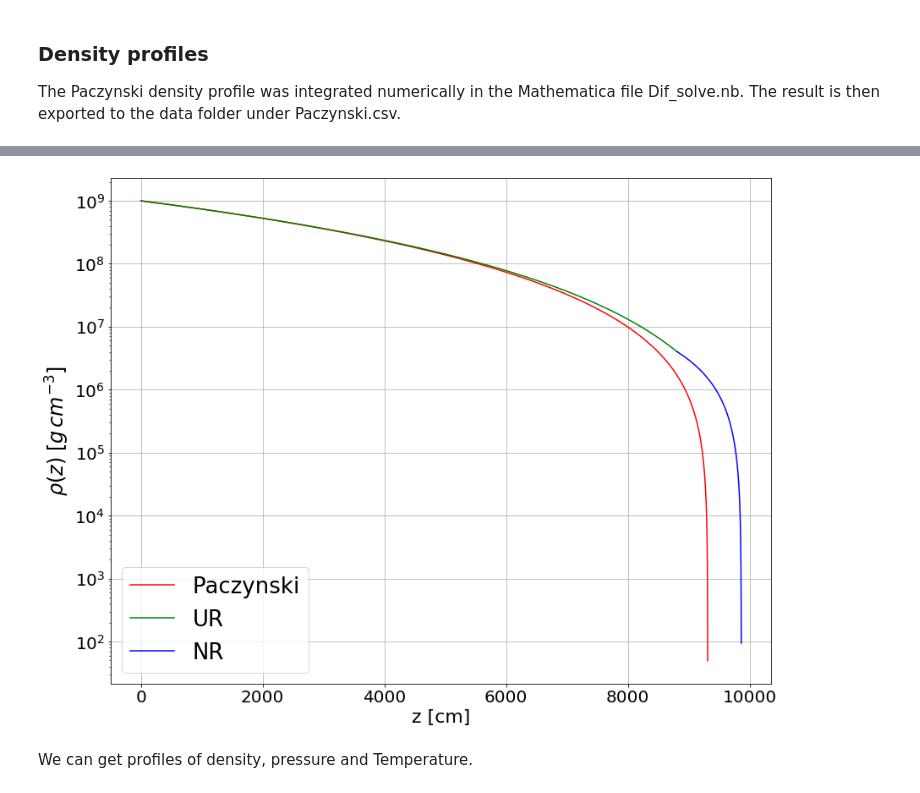
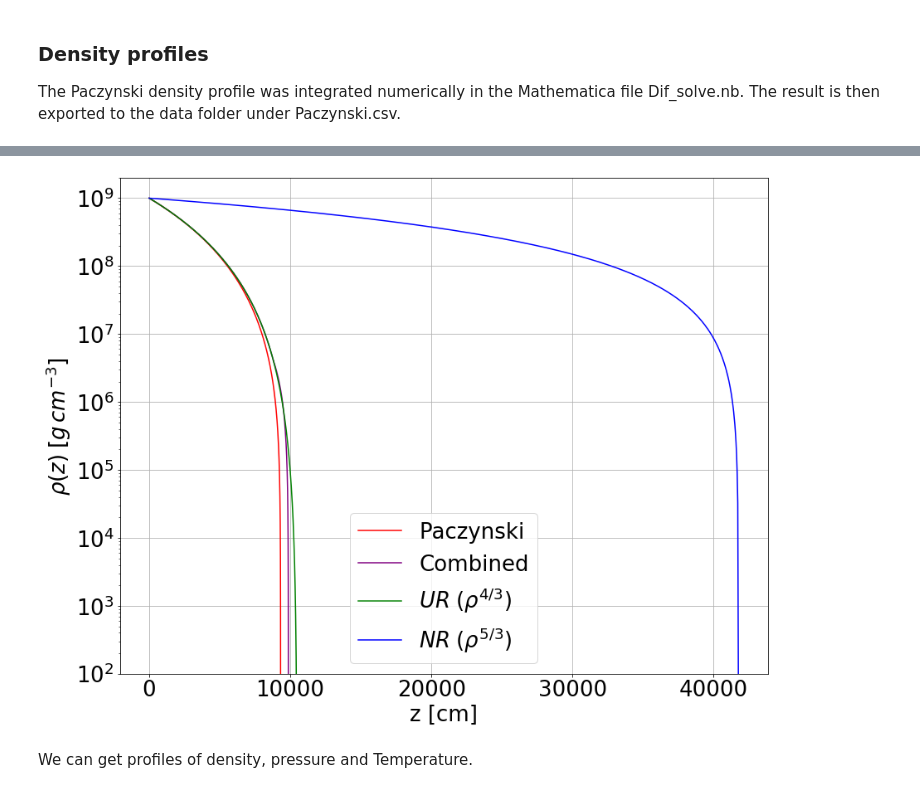
Before and after one commit to krissylla/astrovaria_ns_atmosphere, a Jupyter notebook: Tests.ipynb, the cells around one changed output, grey strips where cells are left out. Saved outputs shown, nothing was run; the diff lists cells and outputs as text; code cells hidden in the pictures.

```diff
--- a/Tests.ipynb
+++ b/Tests.ipynb
@@ -453,28 +491,46 @@ nr_rho(9864.57440646902)
 # %%
 fig = plt.figure(figsize=(14,11))
+
+#Paczynski
+plt.plot(z_pac, rho_pac, c='red', label='Paczynski')
+
+#combined profile
 z_ch = 8805.68
-z_ur = np.linspace(0, z_ch, 1000)
-z_nr = np.linspace(z_ch, 10000, 1000)
-#z_ur = np.linspace(0, 50000, 1000)
-#z_nr = np.linspace(0, 50000, 1000)
+z_ur_c = np.linspace(0, z_ch, 1000)
+z_nr_c = np.linspace(z_ch, 10000, 1000)
+rho_ur_c = ur_rho(np.array(z_ur_c))
+rho_nr_c = nr_rho_combined(np.array(z_nr_c))
 
-rho_ur = ur_rho(np.array(z_ur))
-rho_nr = nr_rho(np.array(z_nr))
-#rho_nr = nr_rho_(np.array(z_nr))
-plt.plot(z_pac, rho_pac, c='red', label='Paczynski')
-plt.plot(z_ur, rho_ur, c='green', label='UR')
-plt.plot(z_nr, rho_nr, c='blue', label='NR')
+plt.plot(z_ur_c, rho_ur_c, c='purple', label='Combined')
+plt.plot(z_nr_c, rho_nr_c, c='purple')
+
+#ur
+z_ur = np.linspace(0, 12000, 1000)
+rho_ur = ur_rho(z_ur)
+plt.plot(z_ur, rho_ur, c='green', label=r'$UR\;(\rho^{4/3})$')
+
+#nr
+z_nr = np.linspace(0, 41764, 1000)
+rho_nr = nr_rho(z_nr)
+plt.plot(z_nr, rho_nr, c='blue', label=r'$NR\;(\rho^{5/3})$')
+
+
+
+
+
+plt.plot()
 plt.yscale('log')
 #plt.xscale('log')
 plt.legend(fontsize=26)
 plt.grid()
-plt.xlabel('z [cm]', fontsize=22)
-plt.ylabel(r'$\rho(z)\;[g\,cm^{-3}]$', fontsize=24)
-plt.xticks(fontsize=20)
-plt.yticks(fontsize=20)
+plt.xlabel('z [cm]', fontsize=26)
+plt.ylabel(r'$\rho(z)\;[g\,cm^{-3}]$', fontsize=26)
+plt.ylim(1e2, 2e9)
+plt.xticks(fontsize=26)
+plt.yticks(fontsize=26)
 plt.show()
 # %% [output]
-[figure, old version]
+[figure, new version]
 # %% [markdown]
 We can get profiles of density, pressure and Temperature.
 # %% [markdown]
```
Also changed, not shown: parts of 15 cells of this notebook, 10 other files.
